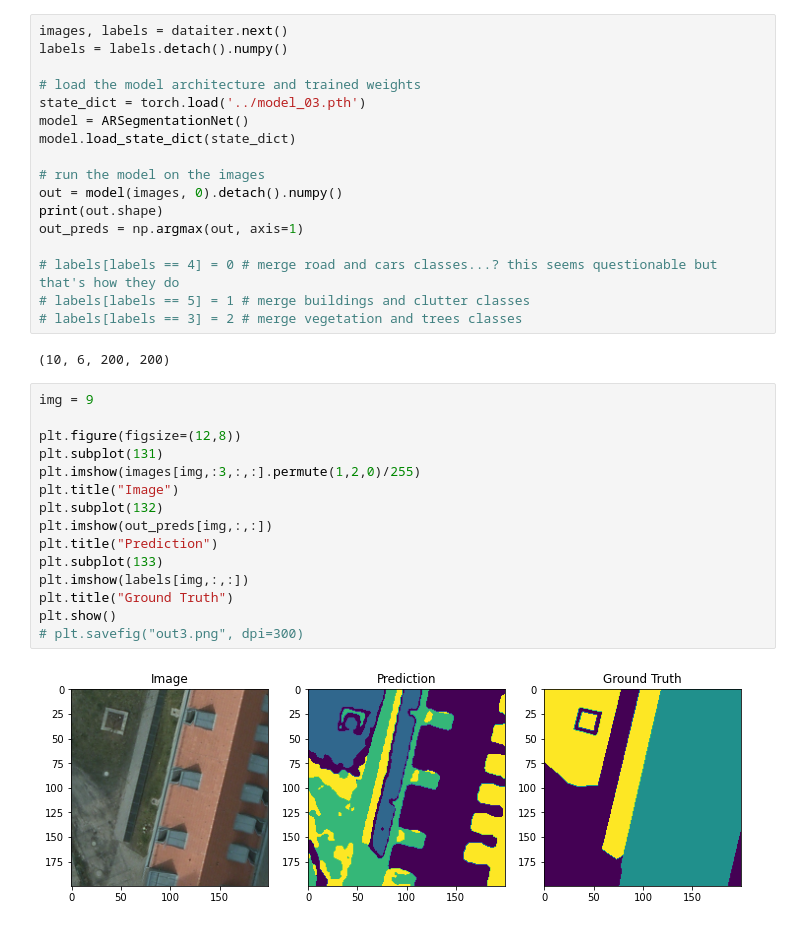
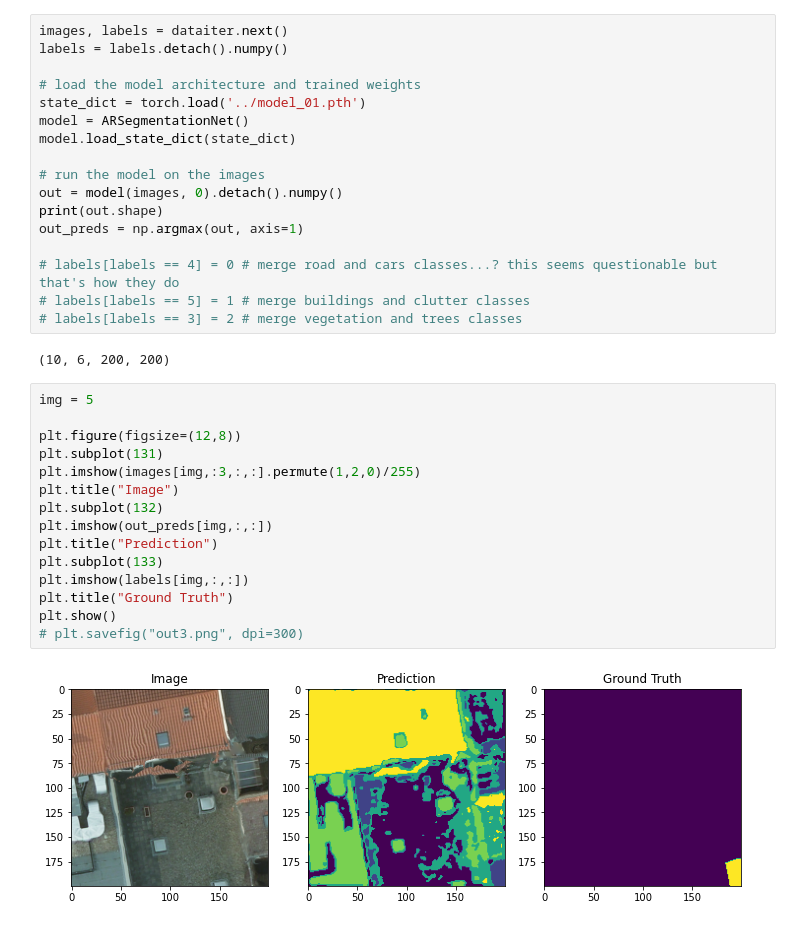
Before and after one commit to Max-Manning/autoregunsupseg, a Jupyter notebook: notebooks/Check_model.ipynb, the cells around one changed output. Saved outputs shown, nothing was run; the diff lists cells and outputs as text.

```diff
--- a/notebooks/Check_model.ipynb
+++ b/notebooks/Check_model.ipynb
@@ -34,7 +34,7 @@ images, labels = dataiter.next()
 labels = labels.detach().numpy()
 
 # load the model architecture and trained weights
-state_dict = torch.load('../model_03.pth')
+state_dict = torch.load('../model_01.pth')
 model = ARSegmentationNet()
 model.load_state_dict(state_dict)
 
@@ -49,19 +49,19 @@ out_preds = np.argmax(out, axis=1)
 # %% [output]
 (10, 6, 200, 200)
 # %%
-img = 9
+img = 5
 
 plt.figure(figsize=(12,8))
 plt.subplot(131)
 plt.imshow(images[img,:3,:,:].permute(1,2,0)/255)
 plt.title("Image")
 plt.subplot(132)
 plt.imshow(out_preds[img,:,:])
 plt.title("Prediction")
 plt.subplot(133)
 plt.imshow(labels[img,:,:])
 plt.title("Ground Truth")
 plt.show()
 # plt.savefig("out3.png", dpi=300)
 # %% [output]
-[figure, old version]
+[figure, new version]
```
Also changed, not shown: parts of 1 cell of this notebook, 3 other files.
